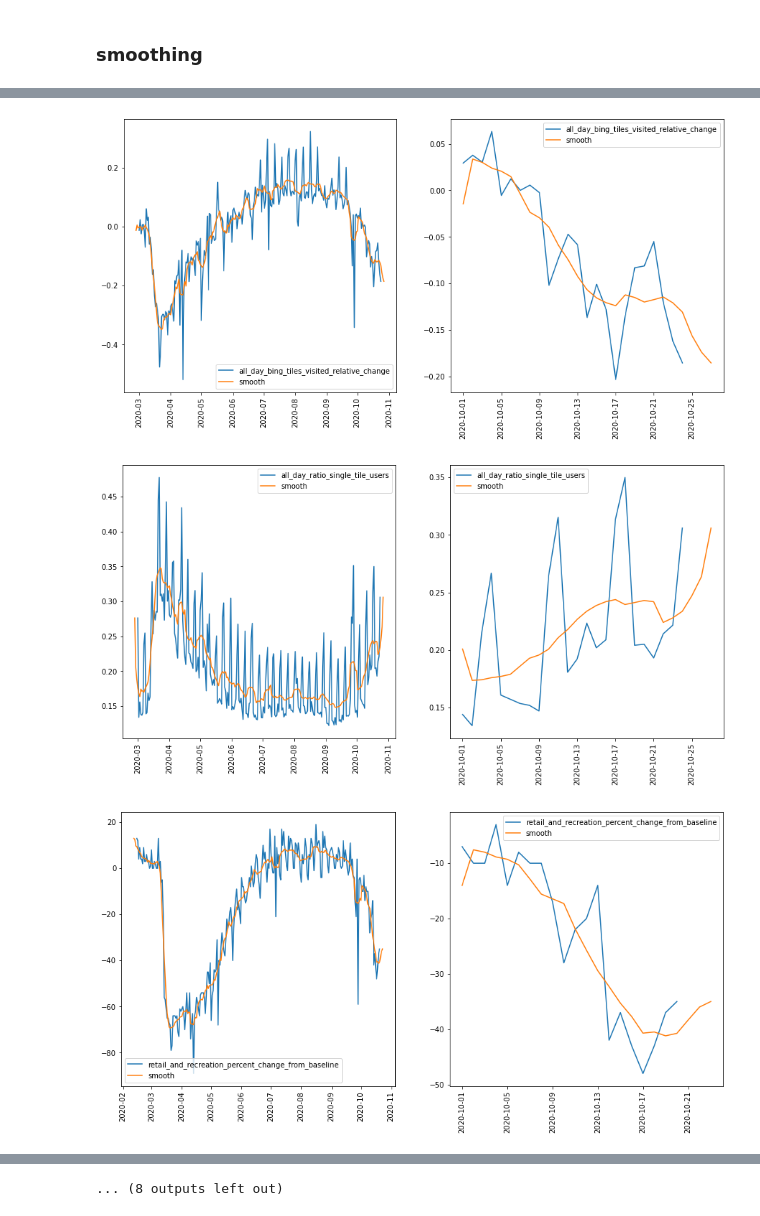
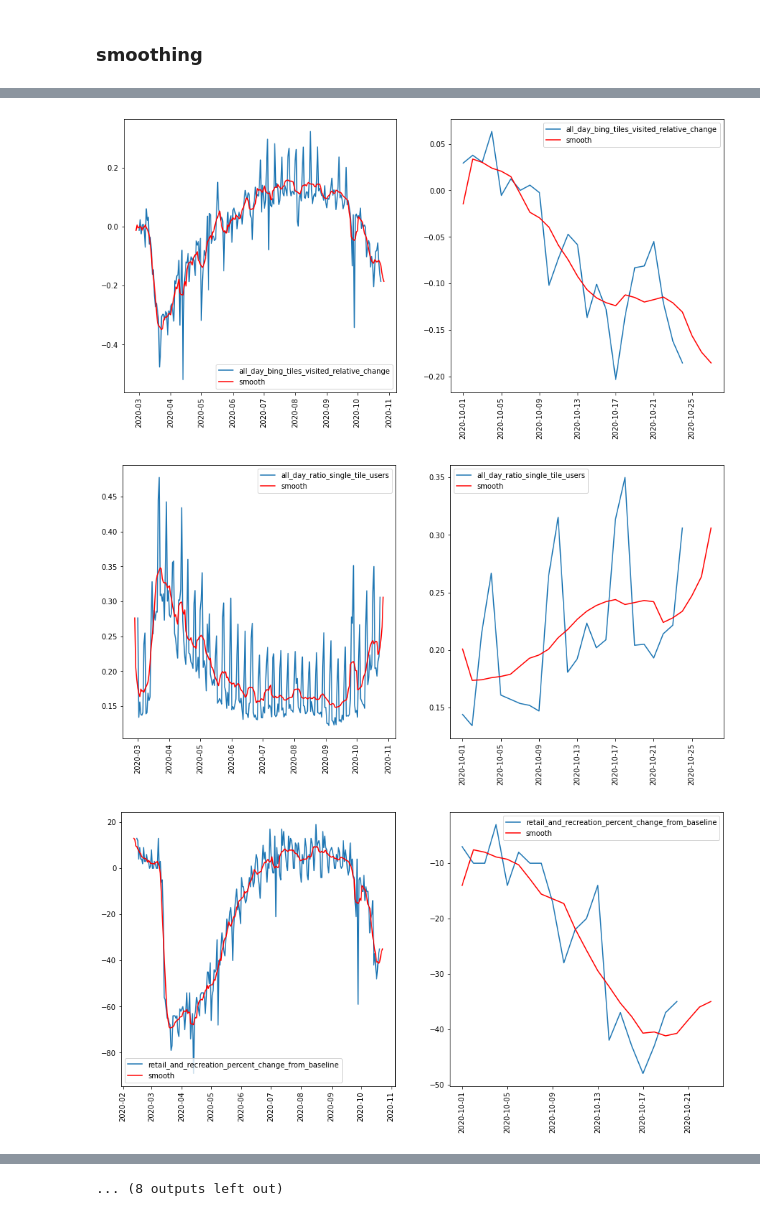
Before and after one commit to vojtechherrmann/2020EpidemiologicModelCZ, a Jupyter notebook: data/Data Prep.ipynb, the cells around one changed output, grey strips where cells are left out. Cells and saved outputs as stored; diff of their text form; code cells hidden in the pictures.

Commit message:
color chnaging

```diff
--- a/data/Data Prep.ipynb
+++ b/data/Data Prep.ipynb
@@ -404,12 +404,12 @@ for p in preds:
     plt.figure(figsize=(15,7))
     plt.subplot(1, 2, 1)
     plt.plot(data_final_sm[f"{p}_orig"], label=p)
-    plt.plot(data_final_sm[f"{p}"], label="smooth")
+    plt.plot(data_final_sm[f"{p}"], label="smooth", color = "red")
     plt.xticks(rotation=90)
     plt.legend()
     plt.subplot(1, 2, 2)
     plt.plot(data_final_sm[data_final_sm.index >= pd.Timestamp(date(2020,10,1))][f"{p}_orig"], label=p)
-    plt.plot(data_final_sm[data_final_sm.index >= pd.Timestamp(date(2020,10,1))][f"{p}"], label="smooth")
+    plt.plot(data_final_sm[data_final_sm.index >= pd.Timestamp(date(2020,10,1))][f"{p}"], label="smooth", color = "red")
     plt.xticks(rotation=90)
     plt.legend()
     plt.show()
@@ -425,3 +425,3 @@ for p in preds:
-[figure, old version]
+[figure, new version]
-[figure, old version]
+[figure, new version]
-[figure, old version]
+[figure, new version]
```
Also changed, not shown: parts of 1 cell of this notebook.
